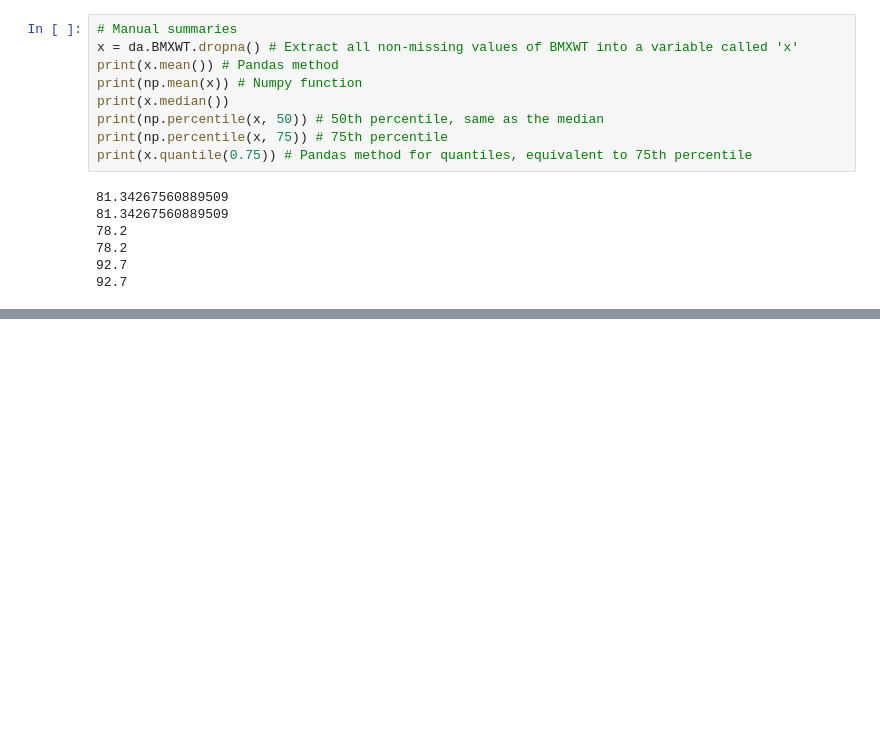
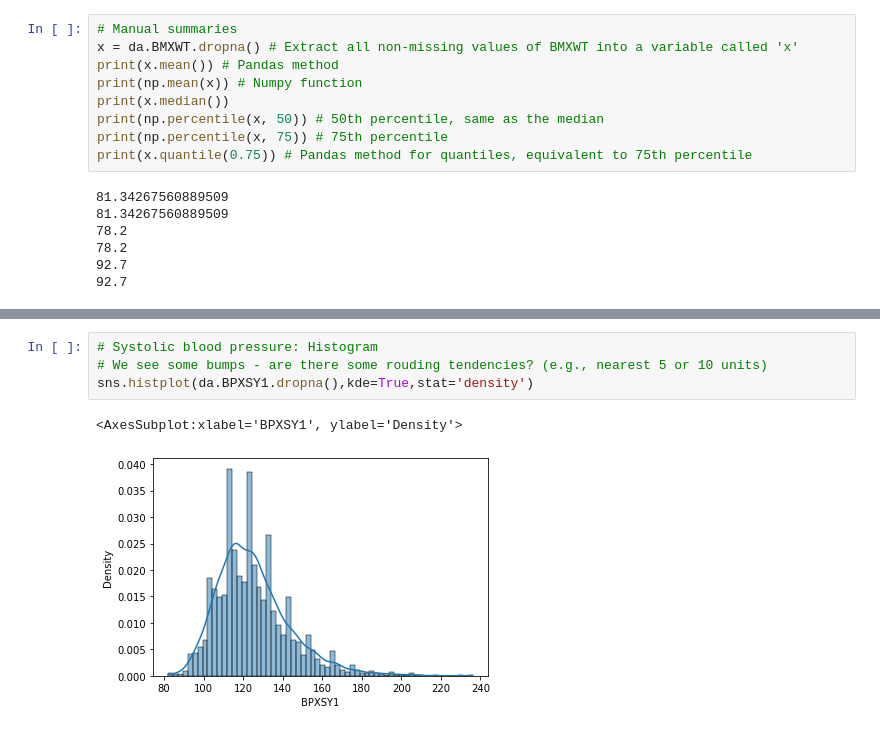
Before and after one commit to mxagar/statistics_with_python_coursera, a Jupyter notebook: 01_Visualization/lab/03_CaseStudy_NHANES.ipynb, the cells around one changed output, grey strips where cells are left out. Drawn from its saved outputs; the diff is of its cells as text; blank space fills up the shorter version.

```diff
--- a/01_Visualization/lab/03_CaseStudy_NHANES.ipynb
+++ b/01_Visualization/lab/03_CaseStudy_NHANES.ipynb
@@ -142,0 +192,7 @@ print(x.quantile(0.75)) # Pandas method for quantiles, equivalent to 75th percen
+# %%
+# Systolic blood pressure: Histogram
+# We see some bumps - are there some rouding tendencies? (e.g., nearest 5 or 10 units)
+sns.histplot(da.BPXSY1.dropna(),kde=True,stat='density')
+# %% [output]
+<AxesSubplot:xlabel='BPXSY1', ylabel='Density'>
+[figure, added]
```
Also changed, not shown: parts of 23 cells of this notebook.
